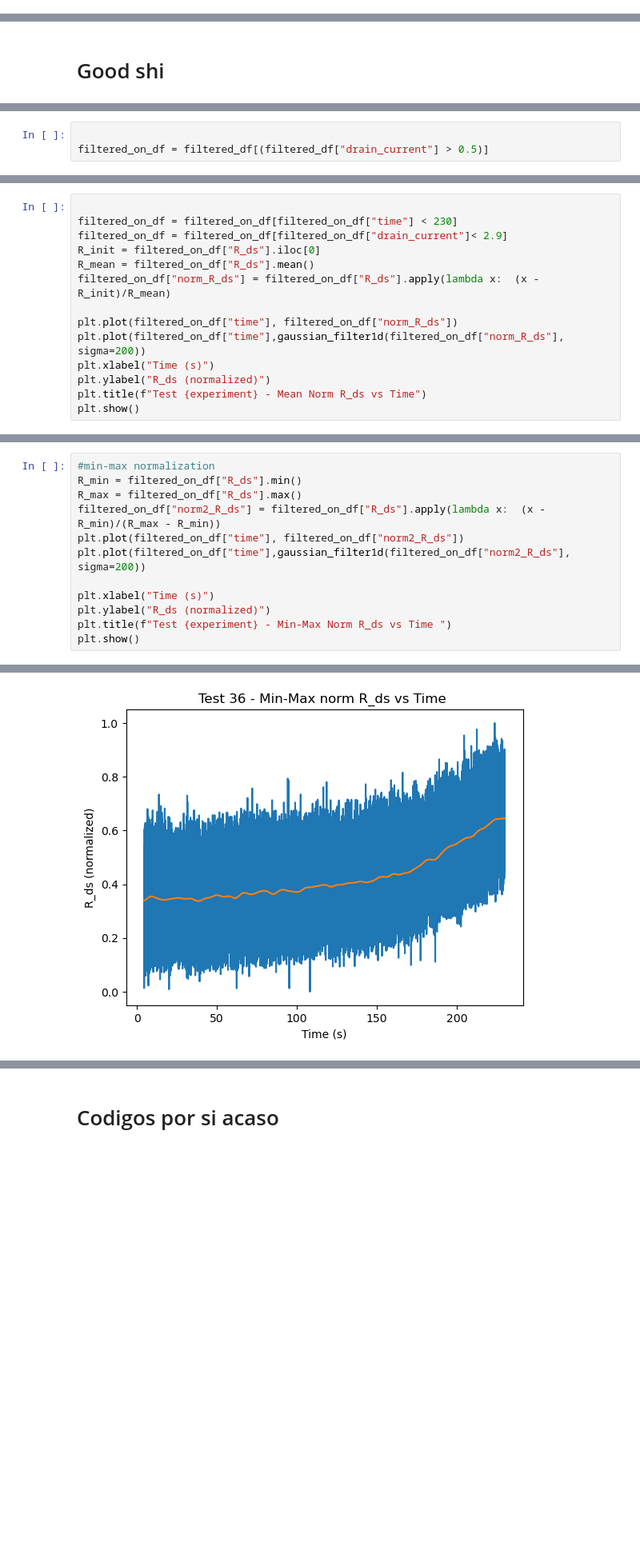
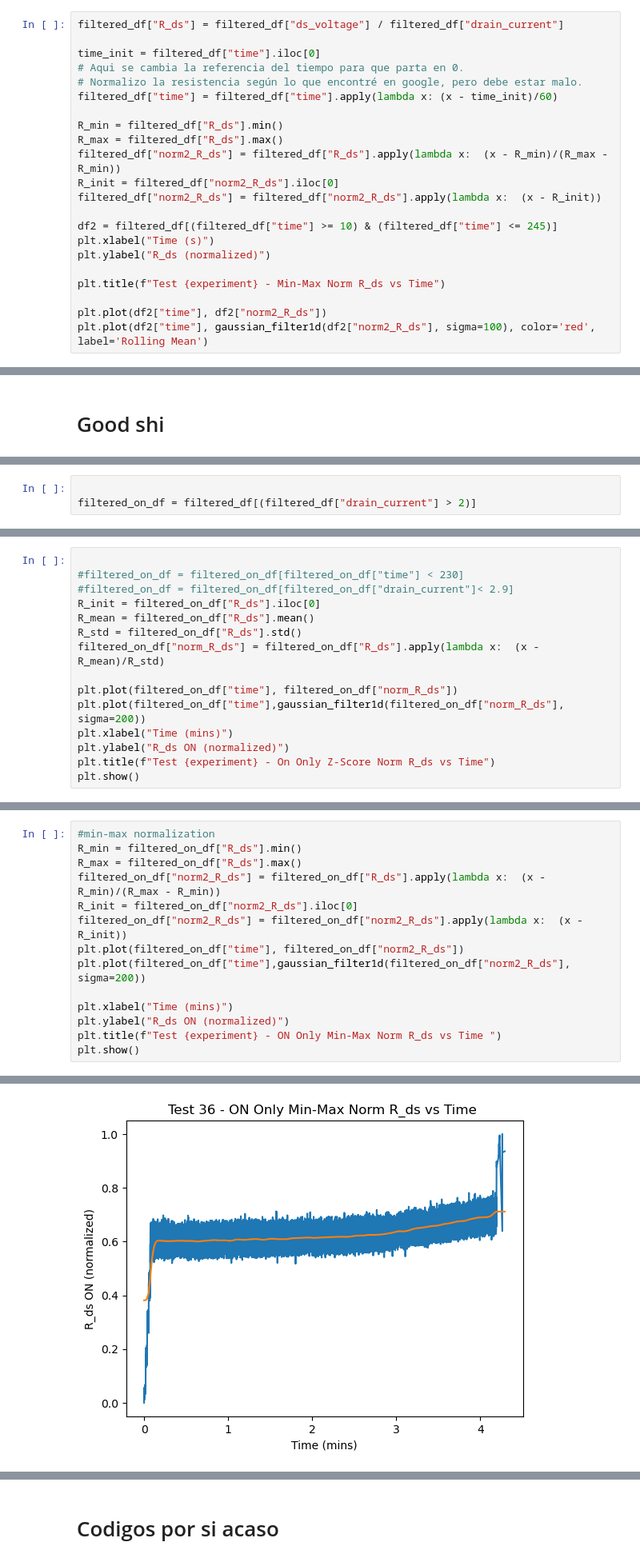
Before and after one commit to JoseUfre/Proyecto-Monitoreo-de-Condicion-2025-1, a Jupyter notebook: Test.ipynb, the cells around one changed output, grey strips where cells are left out. Shown at 80% size. Cells and saved outputs as stored; diff of their text form; blank space fills up the shorter version.

```diff
--- a/Test.ipynb
+++ b/Test.ipynb
@@ -139,0 +157,22 @@ Text(0, 0.5, 'R_ds (normalized)')
+# %%
+filtered_df["R_ds"] = filtered_df["ds_voltage"] / filtered_df["drain_current"]
+
+time_init = filtered_df["time"].iloc[0]
+# Aqui se cambia la referencia del tiempo para que parta en 0.
+# Normalizo la resistencia según lo que encontré en google, pero debe estar malo.
+filtered_df["time"] = filtered_df["time"].apply(lambda x: (x - time_init)/60)
+
+R_min = filtered_df["R_ds"].min()
+R_max = filtered_df["R_ds"].max()
+filtered_df["norm2_R_ds"] = filtered_df["R_ds"].apply(lambda x:  (x - R_min)/(R_max - R_min))
+R_init = filtered_df["norm2_R_ds"].iloc[0]
+filtered_df["norm2_R_ds"] = filtered_df["norm2_R_ds"].apply(lambda x:  (x - R_init))
+
+df2 = filtered_df[(filtered_df["time"] >= 10) & (filtered_df["time"] <= 245)]
+plt.xlabel("Time (s)")
+plt.ylabel("R_ds (normalized)")
+
+plt.title(f"Test {experiment} - Min-Max Norm R_ds vs Time")
+
+plt.plot(df2["time"], df2["norm2_R_ds"])
+plt.plot(df2["time"], gaussian_filter1d(df2["norm2_R_ds"], sigma=100), color='red', label='Rolling Mean')
@@ -148,6 +206,6 @@ plt.plot(filtered_df["time"], filtered_df["drain_current"])
 # %%
 
-filtered_on_df = filtered_df[(filtered_df["drain_current"] > 0.5)]
+filtered_on_df = filtered_df[(filtered_df["drain_current"] > 2)]
 # %%
 filtered_on_df["R_ds"] = filtered_on_df["ds_voltage"] / filtered_on_df["drain_current"]
 time_init = filtered_on_df["time"].iloc[0]
@@ -165,16 +223,17 @@ See the caveats in the documentation: https://pandas.pydata.org/pandas-docs/stab
   filtered_on_df["time"] = filtered_on_df["time"].apply(lambda x: (x - time_init)/60)
 # %%
 
-filtered_on_df = filtered_on_df[filtered_on_df["time"] < 230]
-filtered_on_df = filtered_on_df[filtered_on_df["drain_current"]< 2.9]
+#filtered_on_df = filtered_on_df[filtered_on_df["time"] < 230]
+#filtered_on_df = filtered_on_df[filtered_on_df["drain_current"]< 2.9]
 R_init = filtered_on_df["R_ds"].iloc[0]
 R_mean = filtered_on_df["R_ds"].mean()
-filtered_on_df["norm_R_ds"] = filtered_on_df["R_ds"].apply(lambda x:  (x - R_init)/R_mean)
+R_std = filtered_on_df["R_ds"].std()
+filtered_on_df["norm_R_ds"] = filtered_on_df["R_ds"].apply(lambda x:  (x - R_mean)/R_std)
 
 plt.plot(filtered_on_df["time"], filtered_on_df["norm_R_ds"])
 plt.plot(filtered_on_df["time"],gaussian_filter1d(filtered_on_df["norm_R_ds"], sigma=200))
-plt.xlabel("Time (s)")
-plt.ylabel("R_ds (normalized)")
-plt.title(f"Test {experiment} - Mean Norm R_ds vs Time")
+plt.xlabel("Time (mins)")
+plt.ylabel("R_ds ON (normalized)")
+plt.title(f"Test {experiment} - On Only Z-Score Norm R_ds vs Time")
 plt.show()
 # %% [output]
@@ -184,11 +243,13 @@ plt.show()
 R_min = filtered_on_df["R_ds"].min()
 R_max = filtered_on_df["R_ds"].max()
 filtered_on_df["norm2_R_ds"] = filtered_on_df["R_ds"].apply(lambda x:  (x - R_min)/(R_max - R_min))
+R_init = filtered_on_df["norm2_R_ds"].iloc[0]
+filtered_on_df["norm2_R_ds"] = filtered_on_df["norm2_R_ds"].apply(lambda x:  (x - R_init))
 plt.plot(filtered_on_df["time"], filtered_on_df["norm2_R_ds"])
 plt.plot(filtered_on_df["time"],gaussian_filter1d(filtered_on_df["norm2_R_ds"], sigma=200))
 
-plt.xlabel("Time (s)")
-plt.ylabel("R_ds (normalized)")
-plt.title(f"Test {experiment} - Min-Max Norm R_ds vs Time ")
+plt.xlabel("Time (mins)")
+plt.ylabel("R_ds ON (normalized)")
+plt.title(f"Test {experiment} - ON Only Min-Max Norm R_ds vs Time ")
 plt.show()
 # %% [output]
@@ -195,4 +266,4 @@ plt.show()
-[figure, old version]
+[figure, new version]
 # %%
 import numpy as np
 import matplotlib.pyplot as plt
```
Also changed, not shown: parts of 10 cells of this notebook.
